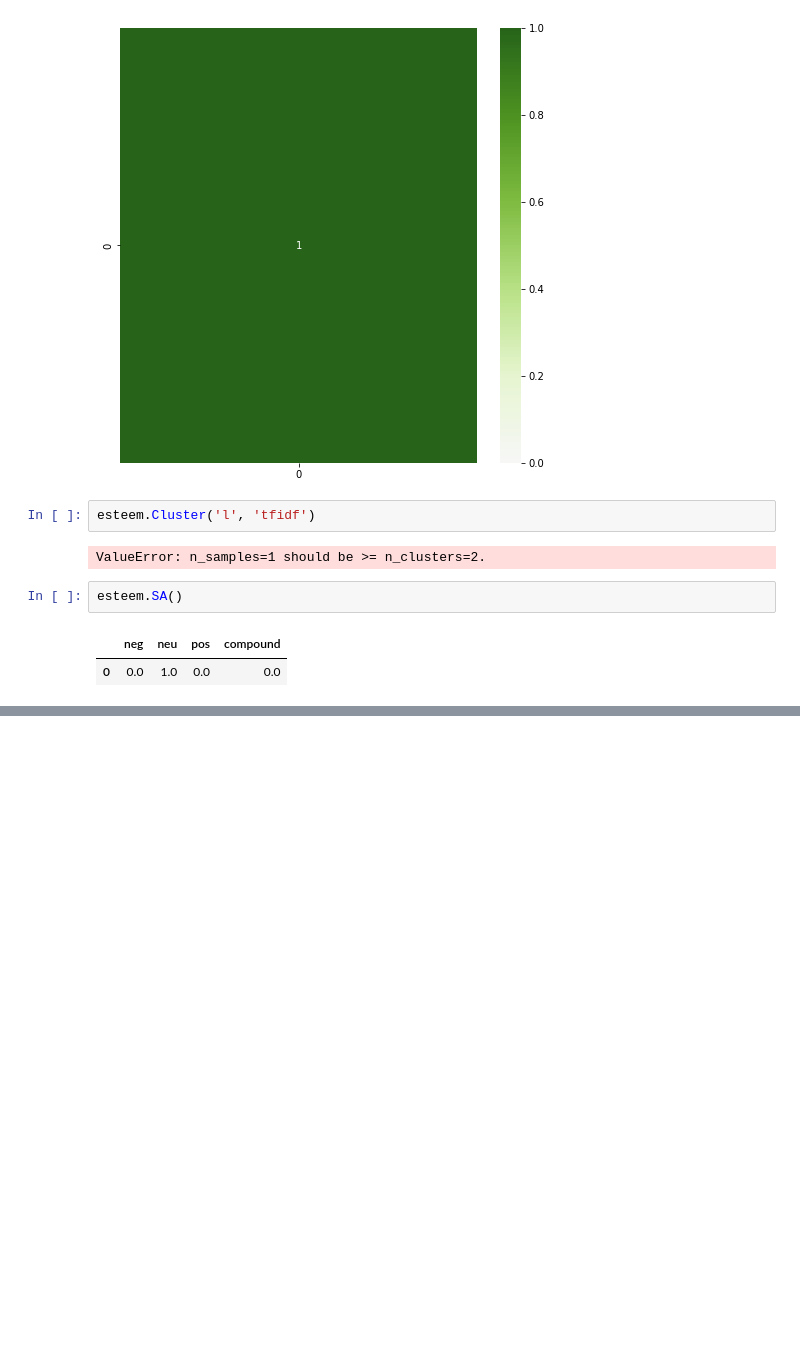
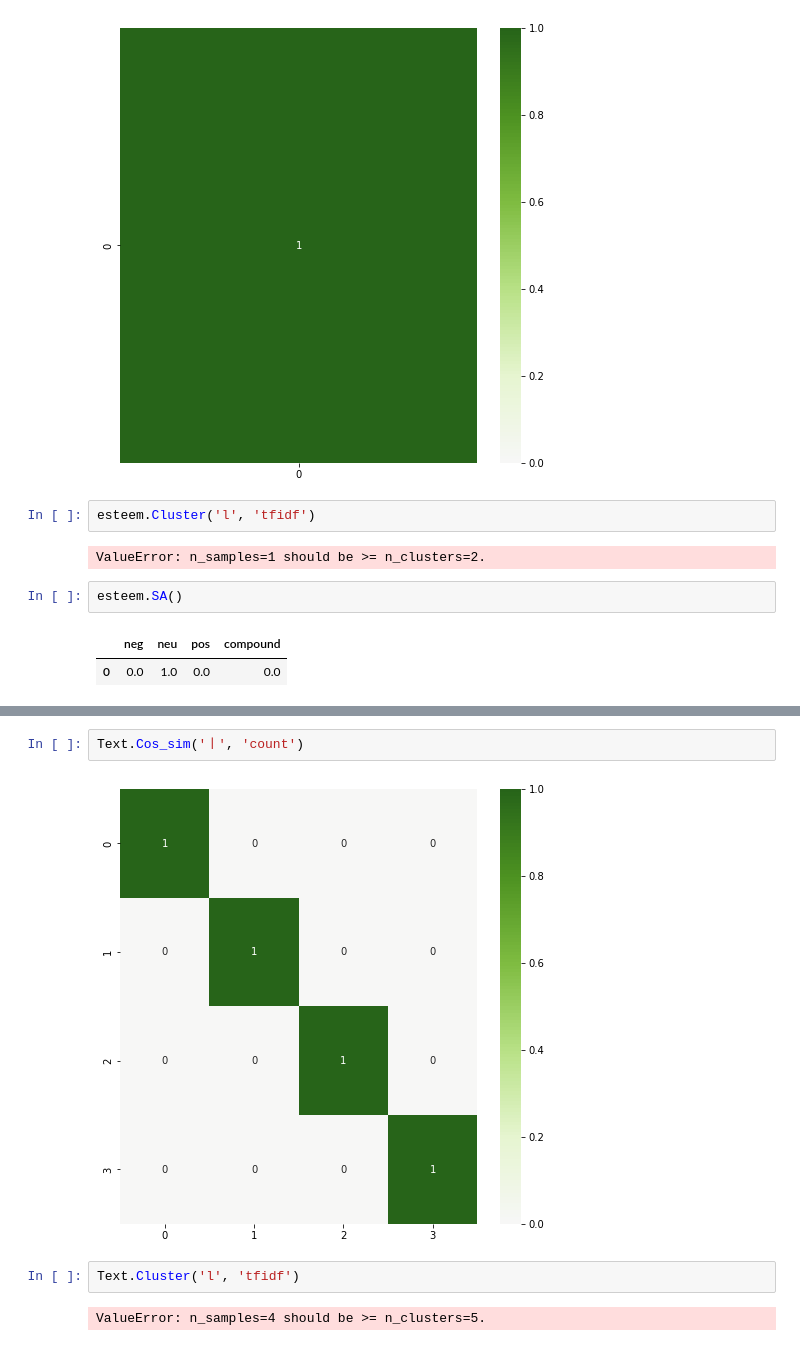
Before and after one commit to KTJ066/Project-for-fun, a Jupyter notebook: Class_NLP.ipynb, the cells around one changed output, grey strips where cells are left out. Drawn from its saved outputs; the diff is of its cells as text; blank space fills up the shorter version.

```diff
--- a/Class_NLP.ipynb
+++ b/Class_NLP.ipynb
@@ -265,0 +331,8 @@ esteem.SA()
+# %%
+Text.Cos_sim('ㅣ', 'count')
+# %% [output]
+[figure, added]
+# %%
+Text.Cluster('l', 'tfidf')
+# %% [output]
+ValueError: n_samples=4 should be >= n_clusters=5.
```
Also changed, not shown: parts of 9 cells of this notebook, 1 other file.
